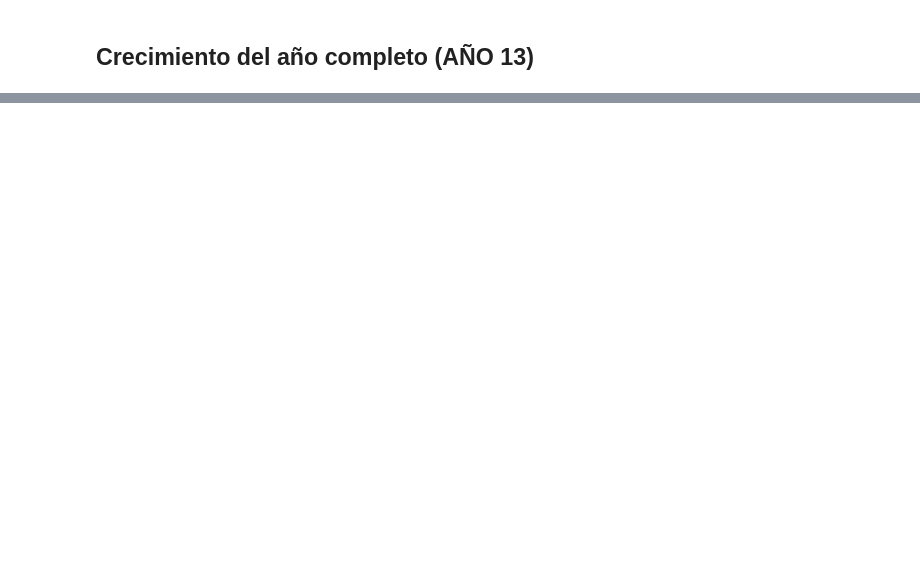
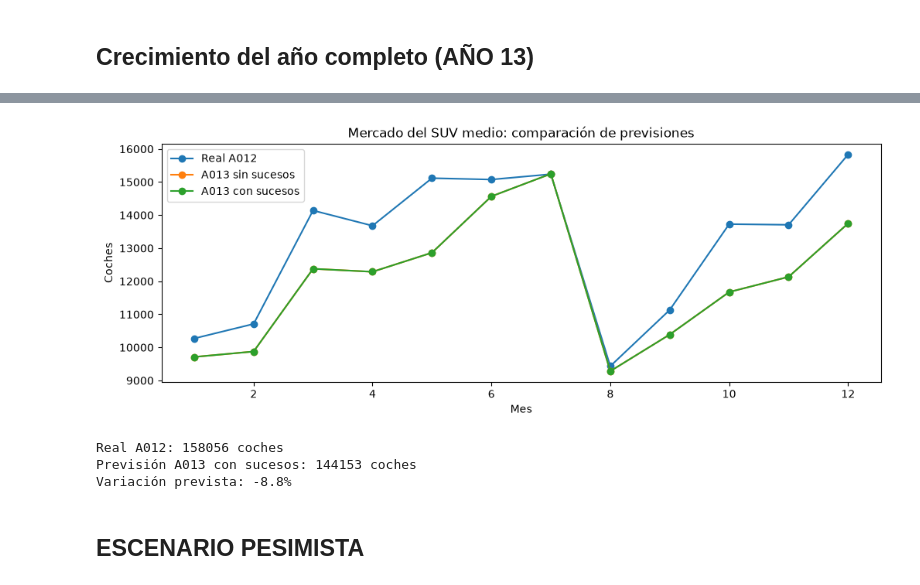
Before and after one commit to claudiaalozano/kaido-motors, a Jupyter notebook: prevision_A013.ipynb, the cells around one changed output, grey strips where cells are left out. Drawn from its saved outputs; the diff is of its cells as text; code cells hidden in the pictures; blank space fills up the shorter version.

```diff
--- a/prevision_A013.ipynb
+++ b/prevision_A013.ipynb
@@ -174,0 +179,14 @@ Crecimiento previsto: 12.9%
+# %%
+importlib.reload(modelo_demanda)
+
+y, X = modelo_demanda.cargar_datos("MSUV")
+
+X_A013["adelanto_compras"] = 0
+
+X_A013["caida_tras_adelanto"] = (
+    X_A013.index.month <= 3
+).astype(int)
+
+X_A013 = X_A013[X.columns]
+
+X_A013
@@ -174,0 +207,8 @@ Crecimiento previsto: 12.9%
+# %%
+print("Calculando la previsión con sucesos...", flush=True)
+
+prevision_A013_sucesos = modelo_demanda.prever_modelo(
+    y, X, X_A013
+)
+
+prevision_A013_sucesos.round(0)
@@ -174,0 +230,33 @@ Crecimiento previsto: 12.9%
+# %%
+comparacion_sucesos = pd.DataFrame({
+    "Real A012": y.loc["2012"].to_numpy(),
+    "A013 sin sucesos": prevision_A013.to_numpy(),
+    "A013 con sucesos": prevision_A013_sucesos.to_numpy()
+}, index=range(1, 13))
+
+comparacion_sucesos.plot(
+    figsize=(12, 4),
+    marker="o",
+    title="Mercado del SUV medio: comparación de previsiones",
+    xlabel="Mes",
+    ylabel="Coches"
+)
+
+plt.show()
+# %% [output]
+[figure, added]
+# %%
+total_A012 = y.loc["2012"].sum()
+total_A013 = prevision_A013_sucesos.sum()
+
+variacion = (total_A013 / total_A012 - 1) * 100
+
+print(f"Real A012: {total_A012:.0f} coches")
+print(f"Previsión A013 con sucesos: {total_A013:.0f} coches")
+print(f"Variación prevista: {variacion:.1f}%")
+# %% [output]
+Real A012: 158056 coches
+Previsión A013 con sucesos: 144153 coches
+Variación prevista: -8.8%
+# %% [markdown]
+## ESCENARIO PESIMISTA
```
Also changed, not shown: parts of 45 cells of this notebook.
